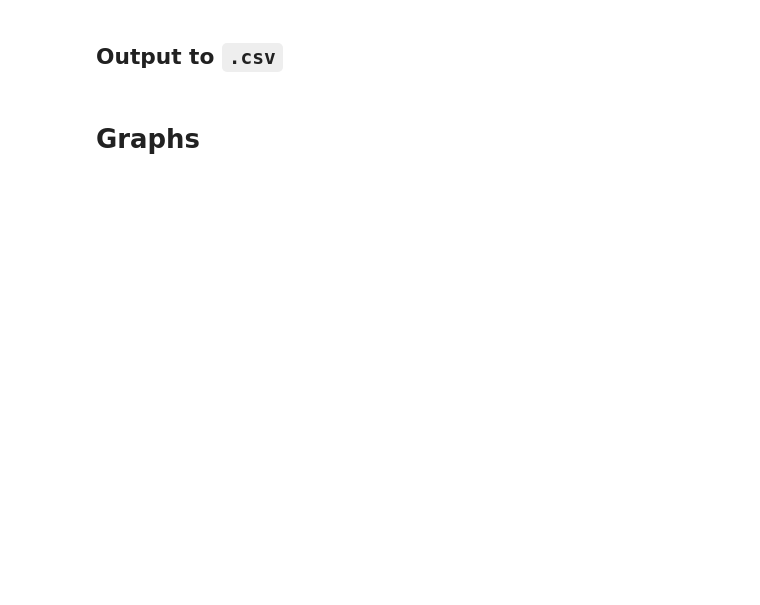
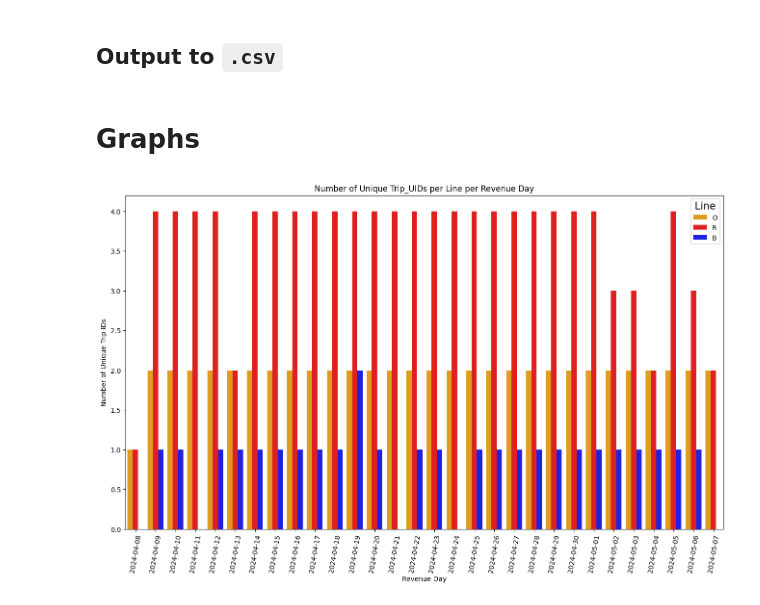
Before and after one commit to ericgulottyjr/LTOTD-Analysis, a Jupyter notebook: ltotd.ipynb, the cells around one changed output. Drawn from its saved outputs; the diff is of its cells as text; code cells hidden in the pictures; blank space fills up the shorter version.

```diff
--- a/ltotd.ipynb
+++ b/ltotd.ipynb
@@ -6,15 +6,15 @@
 # Enter file names for each required parameter; if not in same folder, provide path
 
 # .csv containing all s-tag messages
-s_tag_messages = 'S_TagFile.csv'
+s_tag_messages = 'Splunk_downloads/S_TagFile.csv'
 # Splunk query: index="rtr-prod" raw_ocs_message tmov | regex _raw="[A-Z]*[S][A-Z]*[01]\d{3}"
 
 # .csv containing all NEW TSCH messages for the O, R, and B lines
-tsch_messages = 'TSCH_Messages.csv'
+tsch_messages = 'Splunk_downloads/TSCH_Messages.csv'
 # Splunk query: index = "rtr-prod" raw_ocs_message TSCH NEW (O OR R OR B)
 
 # .csv containing all trips between the hours of 11pm and 2am the next day (same revenue day)
-night_trips = 'LateNightTrips.csv'
+night_trips = 'Splunk_downloads/LateNightTrips.csv'
 # Splunk query:
 # index="rtr-prod" raw_ocs_message TMOV (R OR B OR O)
 #| eval event_hour=strftime(_time, "%H")
@@ -29,8 +29,8 @@ import pandas as pd
 import numpy as np
 from datetime import timedelta
 
-# Required file to calculate closest station
-locations = pd.read_csv('PathToLocationFile')
+# Required file to calculate closest station, assuming locations.csv is already in the current directory
+locations = pd.read_csv('locations.csv')
 
 # Function to assign the correct revenue day to each entry
 def assign_revenue_day(df):
@@ -256,21 +305,25 @@ result.to_csv(output_file_name, index=False)
 # %%
 import matplotlib.pyplot as plt
 import seaborn as sns
 
 train_counts = result.groupby(['revenue_day', 'transit_line'])['trip_UID'].unique().reset_index()
 
 unique_train_counts = result.groupby(['revenue_day', 'transit_line'])['trip_UID'].nunique().reset_index()
 
-colors = ['blue', 'orange', 'red']
+# For accurate legend colors
+# Change to be in order of legend (from top to bottom) ex. [O, R, B] on the legend would translate to ['orange', 'red', 'blue']
+colors = ['orange', 'red', 'blue']
 
 plt.figure(figsize=(16, 9))
 sns.barplot(data = unique_train_counts, x='revenue_day', y='trip_UID', hue='transit_line', palette=colors)
 
 plt.title('Number of Unique Trip_UIDs per Line per Revenue Day')
 plt.xlabel('Revenue Day')
 plt.ylabel('Number of Unique Trip IDs')
 plt.legend(title='Line', title_fontsize='15')
 
 plt.xticks(rotation=80)
 
 plt.show()
+# %% [output]
+[figure, added]
```
Also changed, not shown: parts of 7 cells of this notebook.
